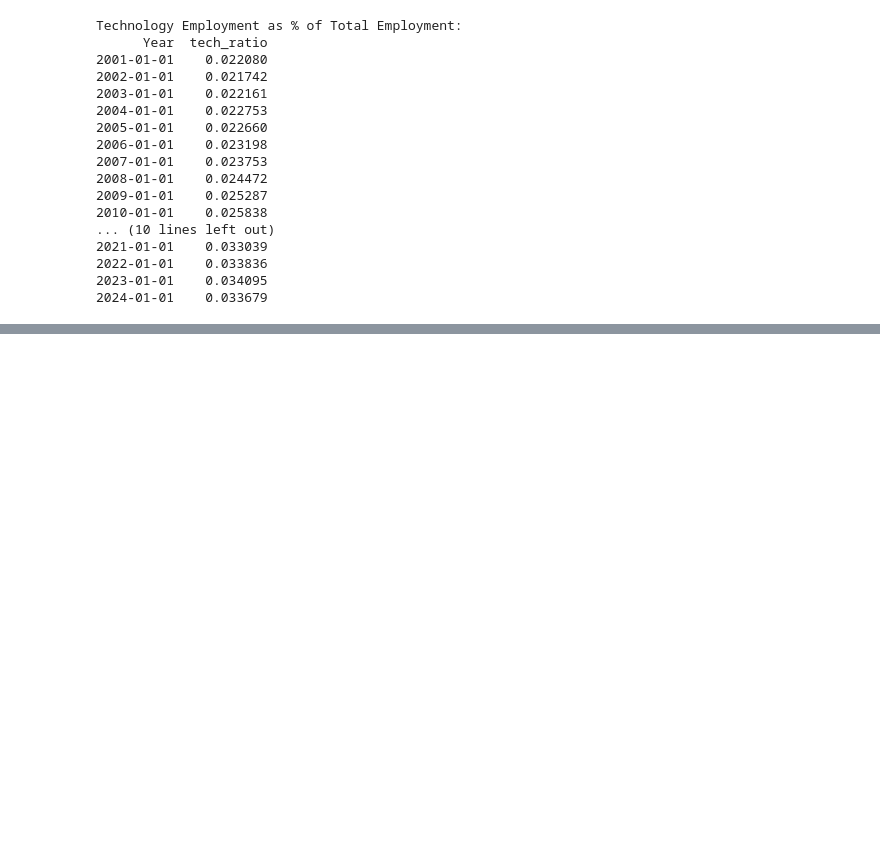
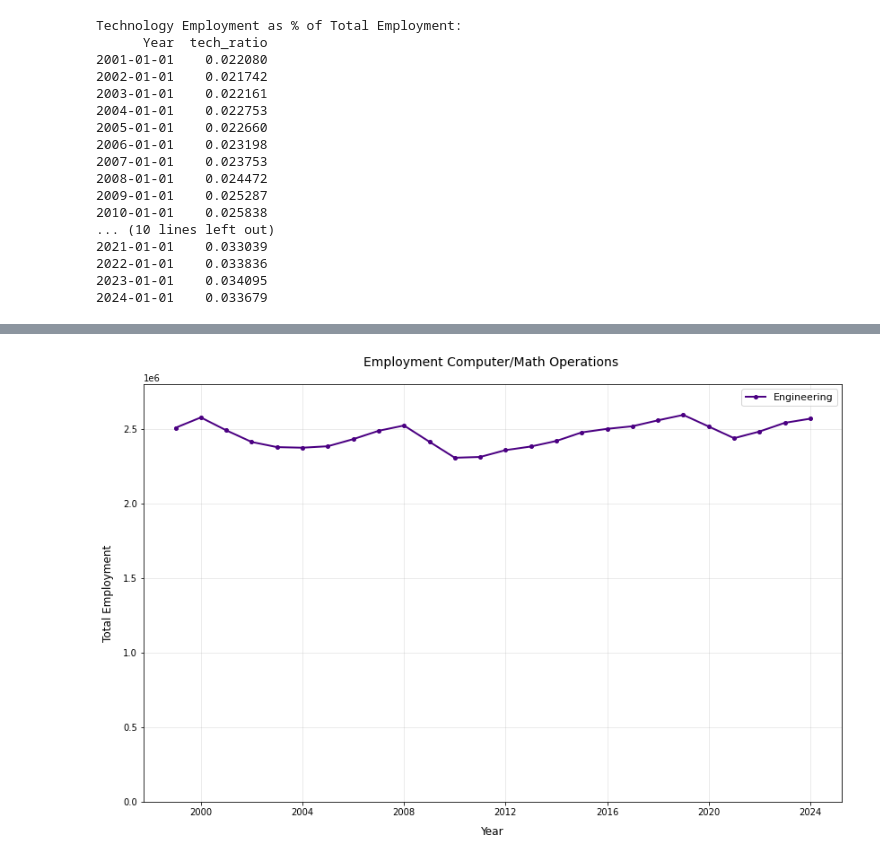
Before and after one commit to charlotteprior/analytics-applications-sp2026-final, a Jupyter notebook: national_employment_eda.ipynb, the cells around one changed output, grey strips where cells are left out. Saved outputs shown, nothing was run; the diff lists cells and outputs as text; code cells hidden in the pictures; blank space fills up the shorter version.

```diff
--- a/national_employment_eda.ipynb
+++ b/national_employment_eda.ipynb
@@ -321,0 +413,23 @@ Technology Employment as % of Total Employment:
+# %%
+import matplotlib.pyplot as plt
+
+# Filter for both occupation codes
+tech_df = df[df['OCC_CODE_CLEANED'] == '17-0000'].copy()
+
+
+# Sort by Year for proper line chart
+filtered_df = filtered_df.sort_values('Year')
+
+# Create line chart with both lines
+plt.figure(figsize=(12, 8))
+plt.plot(tech_df['Year'], tech_df['TOT_EMP'], marker='o', linewidth=2, markersize=4, label='Engineering', color='#4B0082')
+plt.xlabel('Year', fontsize=12, labelpad=10)
+plt.ylabel('Total Employment', fontsize=12, labelpad=10)
+plt.title('Employment Computer/Math Operations ', fontsize=14, pad=20)
+plt.legend(fontsize=11)
+plt.grid(True, alpha=0.3)
+plt.ylim(0, 2800000)
+plt.tight_layout(pad=2.0)
+plt.show()
+# %% [output]
+[figure, added]
```
Also changed, not shown: parts of 13 cells of this notebook.
